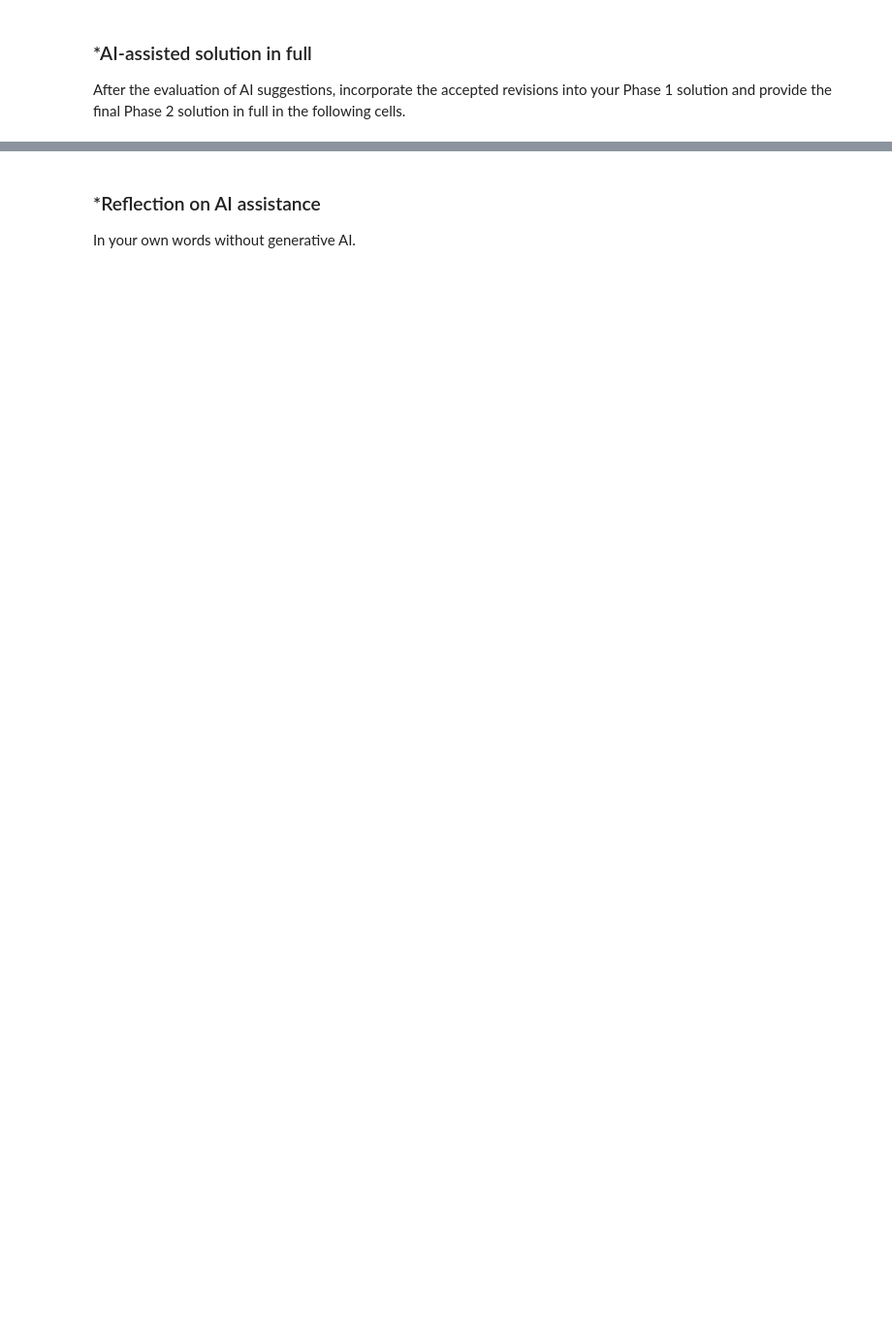
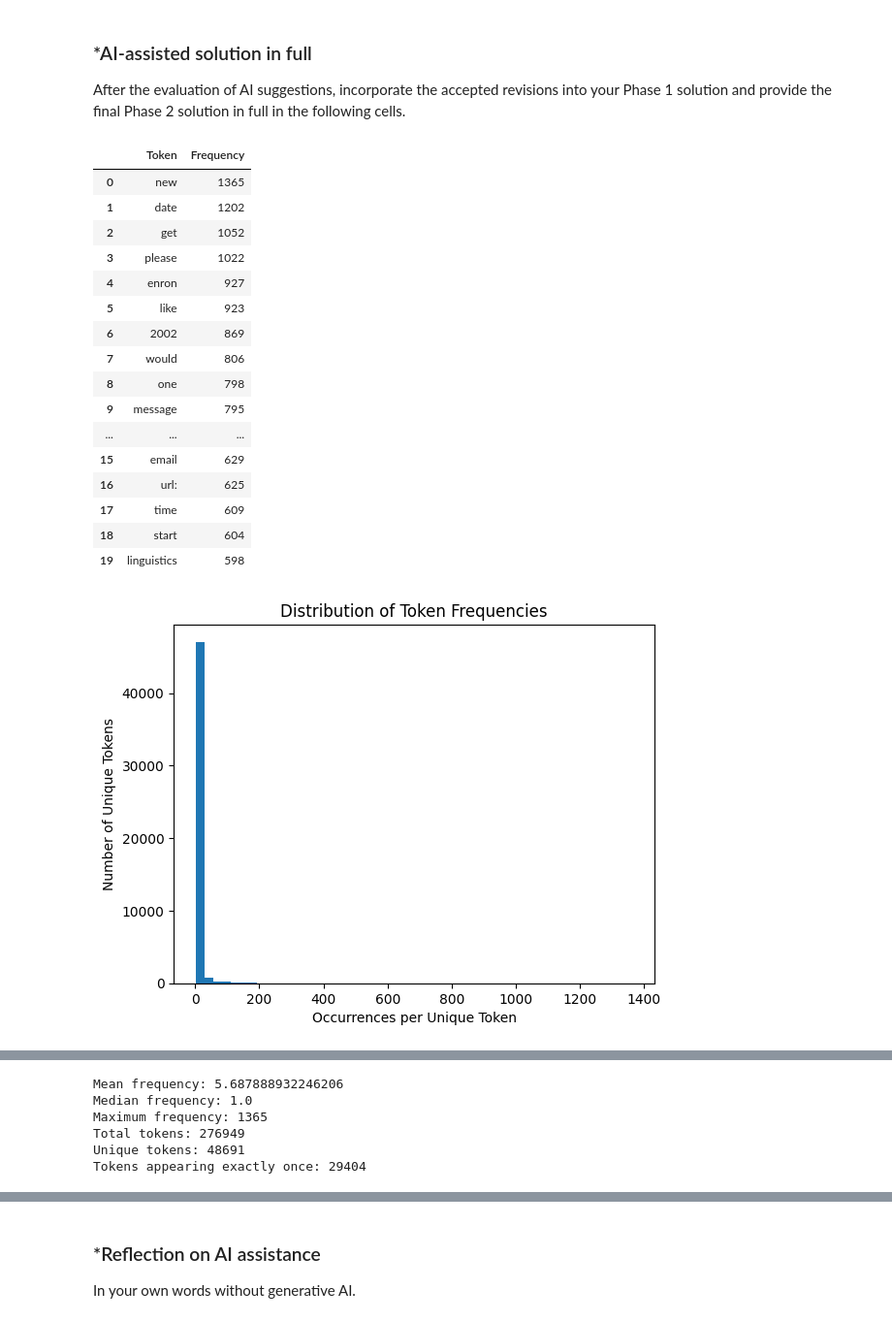
Before and after one commit to beccahobsonn/A05-pca, a Jupyter notebook: notebook.ipynb, the cells around one changed output, grey strips where cells are left out. Shown at 97% size. Cells and saved outputs as stored; diff of their text form; code cells hidden in the pictures; blank space fills up the shorter version.

```diff
--- a/notebook.ipynb
+++ b/notebook.ipynb
@@ -273,3 +302,64 @@ Keep Phase 1 frozen.
 After the evaluation of AI suggestions, incorporate the accepted revisions into your Phase 1 solution and provide the final Phase 2 solution in full in the following cells.
 # %%
 # Your Phase 2 solution to the problem goes here.
+# %%
+import numpy as np
+import pandas as pd
+import matplotlib.pyplot as plt
+
+#Question 1
+import pickle
+from collections import Counter
+
+with open('/content/all_tokens.pickle', 'rb') as file:
+    all_tokens = pickle.load(file)
+
+token_count = Counter(all_tokens)
+token_freq = token_count.most_common()
+
+token_table = pd.DataFrame(token_freq[:20], columns=['Token', 'Frequency'])
+display(token_table) #display the 20 most common tokens
+
+frequencies = list(token_count.values())
+
+plt.hist(frequencies, bins=50) #create histogram
+plt.xlabel('Occurrences per Unique Token')
+plt.ylabel('Number of Unique Tokens')
+plt.title('Distribution of Token Frequencies')
+plt.show() #difficult to interpret
+
+plt.hist(frequencies, bins=np.logspace(0, np.log10(max(frequencies)), 50)) #create scaled histogram, easier to visualize data
+plt.xscale('log')
+plt.yscale('log') #scale both x and y axes using log
+plt.xlabel('Token Frequency, log scaled')
+plt.ylabel('Number of Tokens, log scaled')
+plt.title('Distribution of Token Frequencies')
+plt.show()
+
+counts = np.array([c for _, c in token_freq])
+print('Mean frequency:', np.mean(counts))
+print('Median frequency:', np.median(counts))
+print('Maximum frequency:', np.max(counts))
+
+print("Total tokens:", len(all_tokens))
+print("Unique tokens:", len(token_count))
+print("Tokens appearing exactly once:", (counts == 1).sum())
+# %% [output]
+|  | Token | Frequency |
+| 0 | new | 1365 |
+| 1 | date | 1202 |
+| 2 | get | 1052 |
+| 3 | please | 1022 |
+| 4 | enron | 927 |
+| 5 | like | 923 |
+| 6 | 2002 | 869 |
+| 7 | would | 806 |
+| 8 | one | 798 |
+| 9 | message | 795 |
+| ... | ... | ... |
+| 15 | email | 629 |
+| 16 | url: | 625 |
+| 17 | time | 609 |
+| 18 | start | 604 |
+| 19 | linguistics | 598 |
+[figure, added]
@@ -275,0 +367,6 @@ After the evaluation of AI suggestions, incorporate the accepted revisions into
+Mean frequency: 5.687888932246206
+Median frequency: 1.0
+Maximum frequency: 1365
+Total tokens: 276949
+Unique tokens: 48691
+Tokens appearing exactly once: 29404
```
Also changed, not shown: parts of 14 cells of this notebook.
